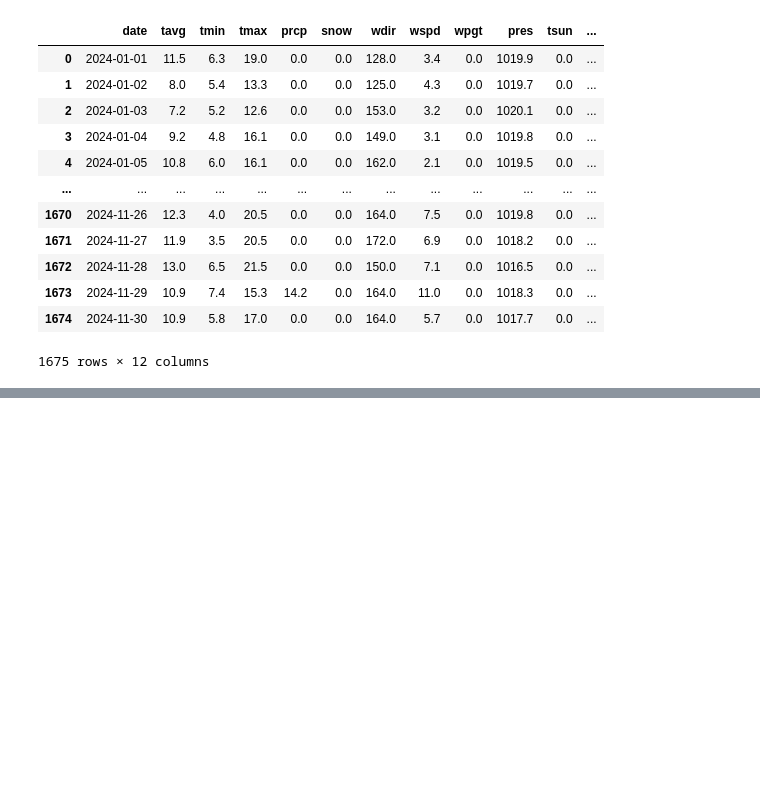
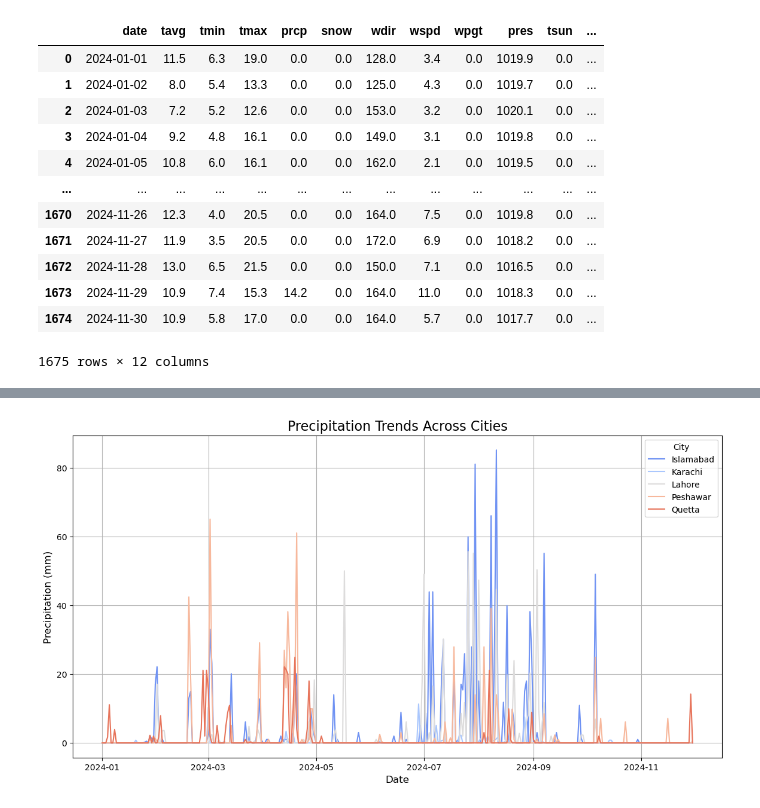
Before and after one commit to Raza-Baqir/Smart_City_Monitoring_Visualization, a Jupyter notebook: final_code.ipynb, the cells around one changed output, grey strips where cells are left out. Saved outputs shown, nothing was run; the diff lists cells and outputs as text; code cells hidden in the pictures; blank space fills up the shorter version.

```diff
--- a/final_code.ipynb
+++ b/final_code.ipynb
@@ -40,0 +71,14 @@ combined_data
+# %%
+# Plot precipitation trends across all cities
+plt.figure(figsize=(14, 7))
+sns.lineplot(data=combined_data, x='date', y='prcp', hue='city', palette='coolwarm')
+
+# Customize plot
+plt.title('Precipitation Trends Across Cities', fontsize=16)
+plt.xlabel('Date', fontsize=12)
+plt.ylabel('Precipitation (mm)', fontsize=12)
+plt.legend(title='City')
+plt.grid(True)
+plt.show()
+# %% [output]
+[figure, added]
```
Also changed, not shown: parts of 3 cells of this notebook.
